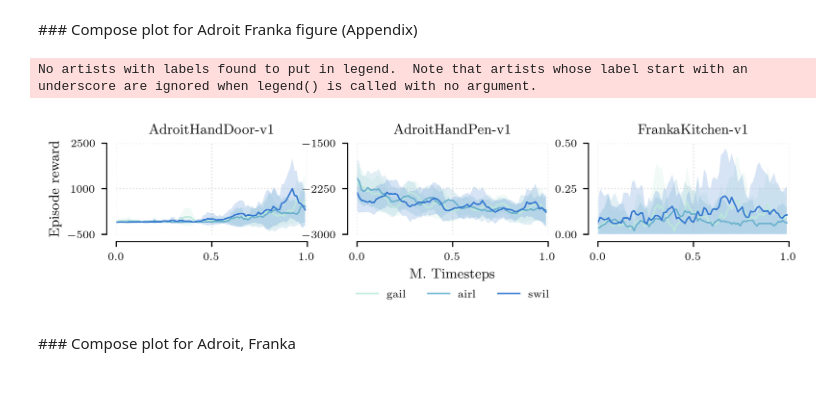
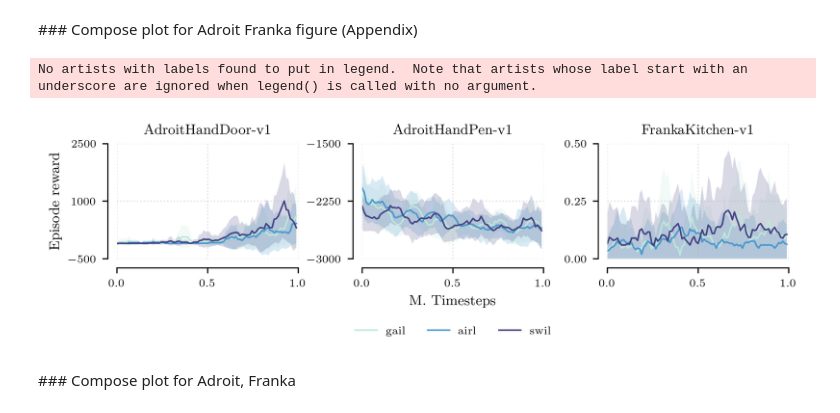
Before and after one commit to iov9000/cleanrl, a Jupyter notebook: cleanrl/notebooks/load_results_final.ipynb, the cells around one changed output. Cells and saved outputs as stored; diff of their text form; code cells hidden in the pictures; blank space fills up the shorter version.

```diff
--- a/cleanrl/notebooks/load_results_final.ipynb
+++ b/cleanrl/notebooks/load_results_final.ipynb
@@ -36,2 +39,0 @@ results_swil_2709 = pkl.load(open('270923_swil_results.pkl','rb'))
-# %%
-results_swil_2901_qlen20 = pkl.load(open('290123_swil_qlen20tanh_results.pkl','rb'))
@@ -219,9 +220,12 @@ def remove_yticks(ax):
 d_mustds = {'gail':d_gail_mustd,
             'gail+sn':d_gail_sn_mustd,
             'dac':d_dac_mustd,
-            'airl':d_airl_mustd,
-            'airl+lip':d_airl_lip1_mustd,
-            'swil+dmax':d_swil_2901_mustd}
+            #'airl':d_airl_mustd,
+            'airl+lip':d_airl_lip10_mustd,
+            'swil+d':d_swil_old_mustd,
+            'swil+d2':d_swil_old_2_mustd}
+            #'swil+d3':d_swil_old_3_mustd,
+            #'swil+dmax':d_swil_mustd}
 
 def smooth_mu_std(mu, std, N=6):
     mu_s = np.convolve(mu, np.ones(N)/N, mode='valid')
@@ -231,13 +235,15 @@ def smooth_mu_std(mu, std, N=6):
 
 ###
 envs = ['Ant-v3', 'Walker2d-v3', 'Hopper-v3', 'HalfCheetah-v3', 'Humanoid-v3']
+env_exp = [5150, 4050, 3607, 8900, 6249]
+
 n_demos = [1,4,10]
 sss = [1]
 subsample_plot = 1
 NUM_COLORS = len(d_mustds.keys())
 #cm = plt.get_cmap('gist_rainbow')
 #cm = sns.color_palette("tab10", as_cmap=True)
-cm =sns.color_palette("icefire", as_cmap=True)
+cm =sns.color_palette("twilight", as_cmap=True)
 from itertools import cycle
 
 linestyle_tuple = [
@@ -272,9 +278,13 @@ for ss in sss:
             #if j > 0:
                 #remove_yticks(ax[i,j])
                 #ax[i,j].spines[['left']].set_visible(False)
+
+            ax[i,j].axhline(env_exp[j], xmin=0, xmax=1, c='m', lw=1, linestyle='dotted', alpha=0.4)
+
             if i < 2:
                 ax[i,j].spines[['top', 'bottom', 'right']].set_visible(False)
                 remove_xticks(ax[i,j])
+
 
             ax[i,j].spines[['top' , 'right']].set_visible(False)
             ax[i,j].spines['left'].set_position(('axes', -0.05))
@@ -283,8 +293,8 @@ for ss in sss:
             ax[i,j].grid(alpha=0.4, linestyle=':')
 
             # set env specific limits
-            ax[i,0].set_ylim(-2000, 5000)
-            ax[i,0].set_yticks([-2000, 1500, 5000])
+            ax[i,0].set_ylim(-2000, 5200)
+            ax[i,0].set_yticks([-2000, 1600, 5200])
             ax[i,1].set_ylim(0, 4500)
             ax[i,1].set_yticks([0, 2250, 4500])
             ax[i,2].set_ylim(0, 4500)
@@ -295,6 +305,7 @@ for ss in sss:
             ax[i,4].set_yticks([0, 3500, 7000])
             ax[2,j].set_xlim(0,1.0)
             ax[2,j].set_xticks([0, 0.5, 1.0])
+
 
             for k,v in d_mustds.items():
                 mu,std = v[env][n_d][ss]
@@ -316,9 +327,9 @@ for ss in sss:
         ax[0,-1].yaxis.set_label_position("right")
         ax[1,-1].yaxis.set_label_position("right")
         ax[2,-1].yaxis.set_label_position("right")
-        ax[0,-1].set_ylabel("1 trajectories")
-        ax[1,-1].set_ylabel("4 trajectories")
-        ax[2,-1].set_ylabel("10 trajectories")
+        ax[0,-1].set_ylabel("1 trajectories", rotation=180)
+        ax[1,-1].set_ylabel("4 trajectories", rotation=180)
+        ax[2,-1].set_ylabel("10 trajectories", rotation=180)
 
 
 #fig.tight_layout(w_pad=1, h_pad=1)
@@ -470,12 +538,12 @@ d_mustds_adrfra = {'gail':d_gail_adrfra_mustd, 'airl': d_airl_adrfra_mustd, 'swi
 envs = ['AdroitHandDoor-v1', 'AdroitHandPen-v1', 'FrankaKitchen-v1']
 n_demos = [10]
 sss = [1]
-text_width = 6.6
+text_width = 6.5
 text_height = 9.0
 subsample_plot = 1
-fig,ax = plt.subplots(1,3, dpi=400, figsize=[text_width, 1.3])
-#fig.tight_layout(w_pad=1, h_pad=1)
-fig.tight_layout()
+fig,ax = plt.subplots(1,3, dpi=400, figsize=[text_width, 1.5])
+fig.tight_layout(w_pad=2, h_pad=2)
+#plt.tight_layout()
 
 for n_d in n_demos:
     for j_, env in enumerate(envs):
@@ -508,8 +576,6 @@ for n_d in n_demos:
             ax[j].spines['bottom'].set_position(('axes', -0.08))
 
             ax[j].grid(alpha=0.4, linestyle=':')
-
-
 
             ax[j].set_xlim(0,1.0)
             ax[j].set_xticks([0, 0.5, 1.0])
@@ -521,34 +587,36 @@ for n_d in n_demos:
                 std = std[::subsample_plot]
 
                 x = np.arange(len(mu))/len(mu)
                 if 'swil' in k:
                     marker = '.'
                 else:
                     marker = '+'
                 ax[j].plot(x, mu,lw=1, label=f"{k}")#, linestyle=next(linecycler)[-1])
                 ax[j].fill_between(x,mu+std, mu-std, alpha=0.2)
 
 
             # set specific
             #ax[i_].set_ylim(-2000, 4000)
             #ax[i_].set_yticks([-2000, 1500, 5000])
             #ax[j].set_ylim(0, 7000)
             #ax[j].set_yticks([0, 3500, 7000])
         ax[1].legend(loc='upper center', bbox_to_anchor=(0.5, -0.5), fancybox=False, shadow=False, frameon=False, ncol=8)
         ax[1].set_xlabel('M. Timesteps')
         ax[0].set_ylabel('Episode reward')
 
         ax[0].set_ylim(-500, 2500)
         ax[0].set_yticks([-500, 1000, 2500])
         ax[1].set_ylim(-3000, -1500)
         ax[1].set_yticks([-3000, -2250, -1500])
         ax[2].set_ylim(0.0, 0.5)
         ax[2].set_yticks([0, 0.25, 0.5])
         #ax[i_].set_ylim(-2000, 5000)
         #ax[i_].set_yticks([-2000, 1500, 5000])
+
+fig.savefig(f"testfig3.pdf", bbox_inches='tight', pad_inches=0.01)
 # %% [output]
 No artists with labels found to put in legend.  Note that artists whose label start with an underscore are ignored when legend() is called with no argument.
-[figure, old version]
+[figure, new version]
 # %% [markdown]
 ### Compose plot for Adroit, Franka
 # %% [markdown]
```
Also changed, not shown: parts of 10 cells of this notebook, 7 other files.
